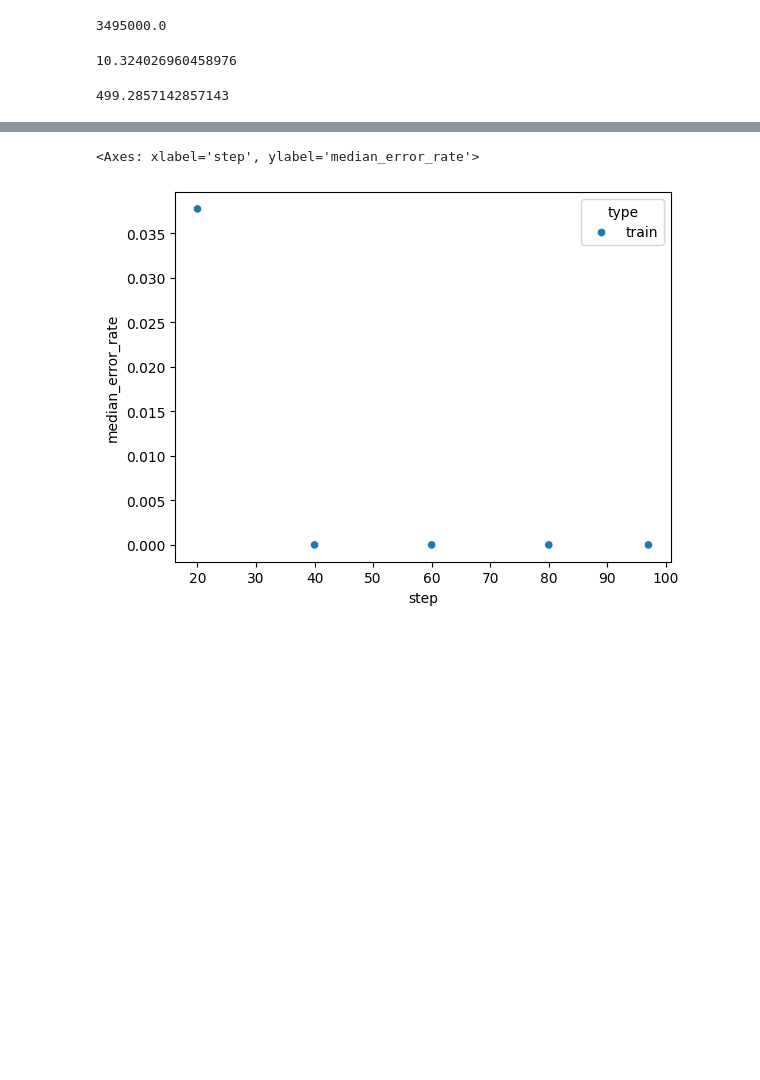
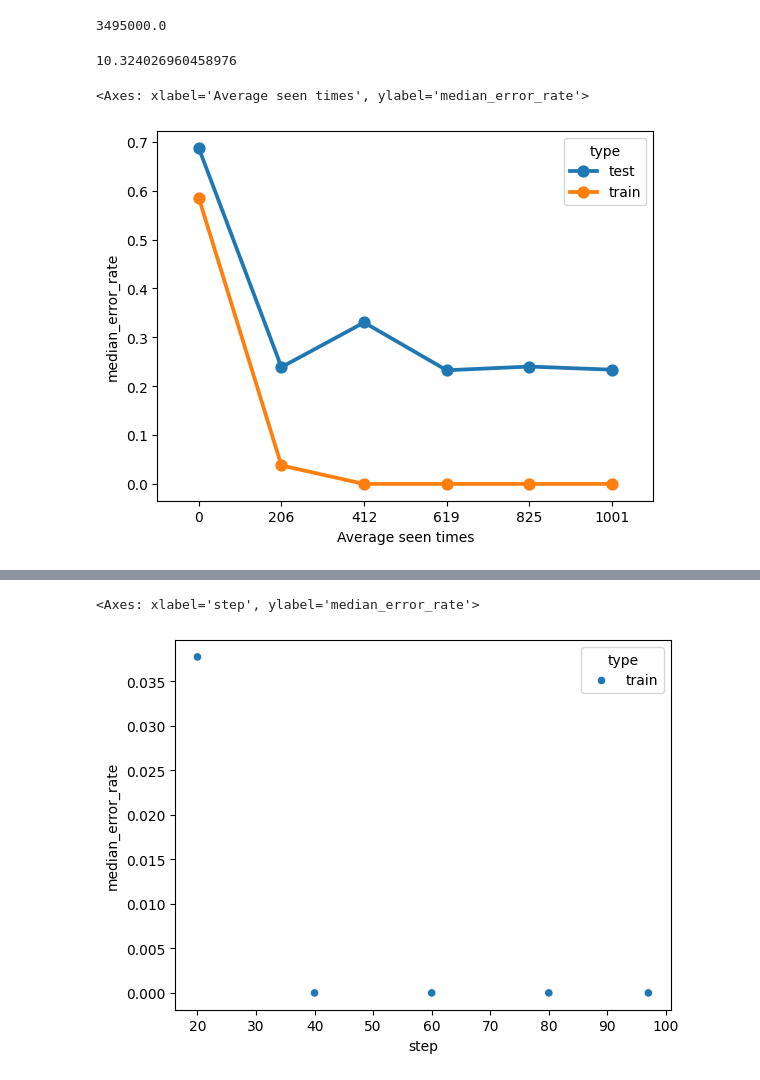
Before and after one commit to KanHatakeyama/self-chem-learn-llm, a Jupyter notebook: 0924split_train_test/analyze_evaluation.ipynb, the cells around one changed output, grey strips where cells are left out. Cells and saved outputs as stored; diff of their text form; code cells hidden in the pictures; blank space fills up the shorter version.

```diff
--- a/0924split_train_test/analyze_evaluation.ipynb
+++ b/0924split_train_test/analyze_evaluation.ipynb
@@ -156,14 +156,13 @@ seen_times_per_step
 # %%
 
 error_rate_df["temp"]=error_rate_df["json"].str.split("checkpoint-").str[-1].str.split(".").str[0]
 error_rate_df["step"]=error_rate_df["temp"].str.split("_").str[0]
 error_rate_df["step"] = pd.to_numeric(error_rate_df["step"], errors='coerce')
 error_rate_df["step"] = error_rate_df["step"].fillna(0)
 #error_rate_df["type"]=error_rate_df["temp"].str.split("_").str[1]
 error_rate_df["type"]=error_rate_df["json"].str.split("_").str[-1].str.split(".").str[0]
-error_rate_df["Average seen times"]=seen_times_per_step*error_rate_df["step"]
-sns.pointplot(data=error_rate_df[error_rate_df["json"].str.find("70B")==-1],x="step",y="median_error_rate",hue="type")
+error_rate_df["Average seen times"]=(seen_times_per_step*error_rate_df["step"]).astype(int)
+sns.pointplot(data=error_rate_df[error_rate_df["json"].str.find("70B")==-1],x="Average seen times",y="median_error_rate",hue="type")
+# %% [output]
+<Axes: xlabel='Average seen times', ylabel='median_error_rate'>
+[figure, added]
-# %%
-augment_ratio
-# %% [output]
-499.2857142857143
```
Also changed, not shown: parts of 1 cell of this notebook, 2 other files.
